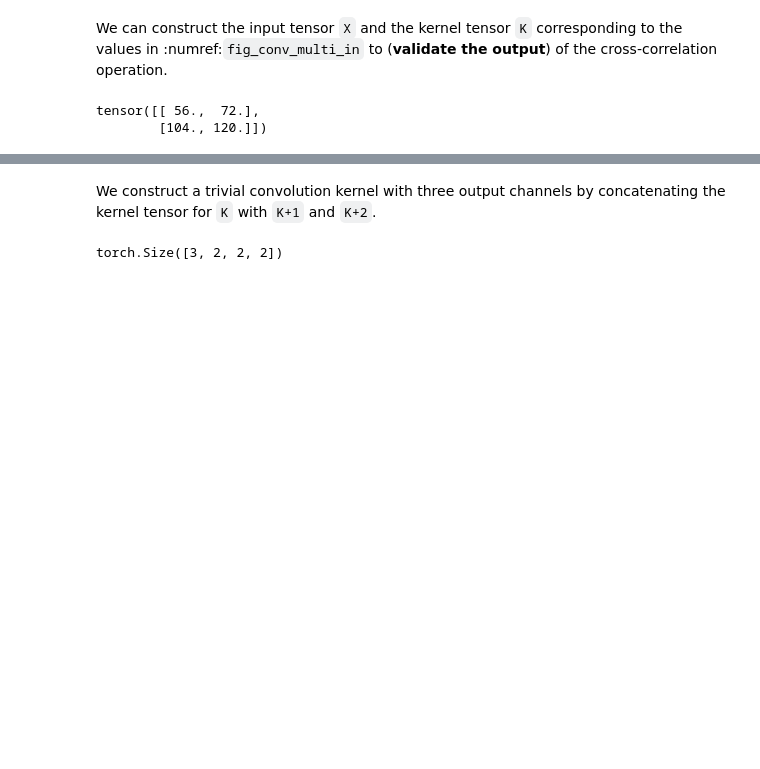
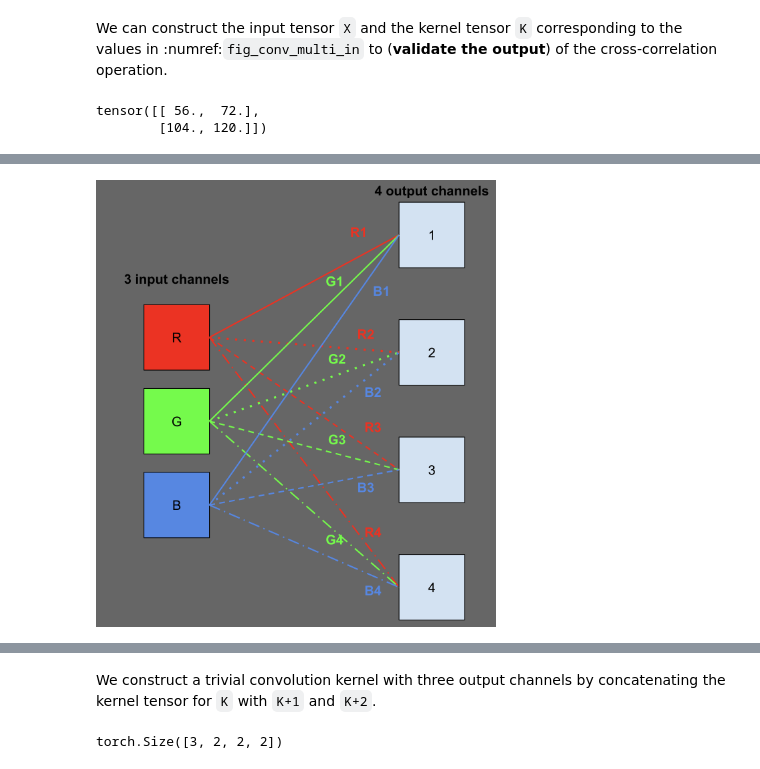
Before and after one commit to mintChocolate717/pytorch_tutorials, a Jupyter notebook: chapter_convolutional-neural-networks/channels.ipynb, the cells around one changed output, grey strips where cells are left out. Cells and saved outputs as stored; diff of their text form; code cells hidden in the pictures; blank space fills up the shorter version.

```diff
--- a/chapter_convolutional-neural-networks/channels.ipynb
+++ b/chapter_convolutional-neural-networks/channels.ipynb
@@ -167,0 +194,4 @@ to [**calculate the output of multiple channels**] as shown below.
+# %%
+Image('multiInOut.png', width=400)
+# %% [output]
+[figure, added]
```
Also changed, not shown: parts of 4 cells of this notebook.
